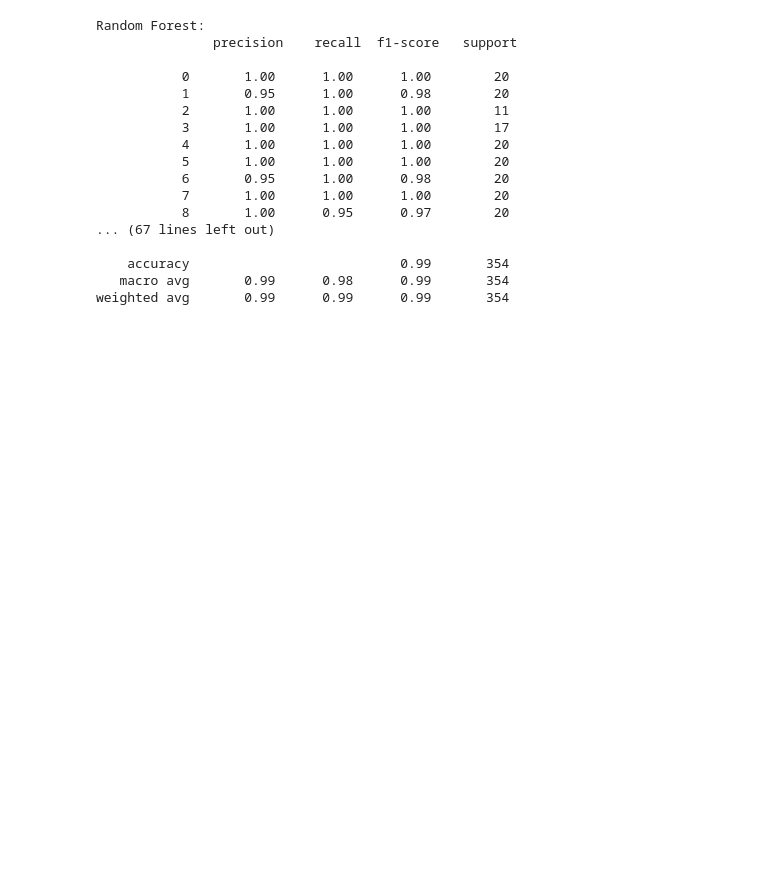
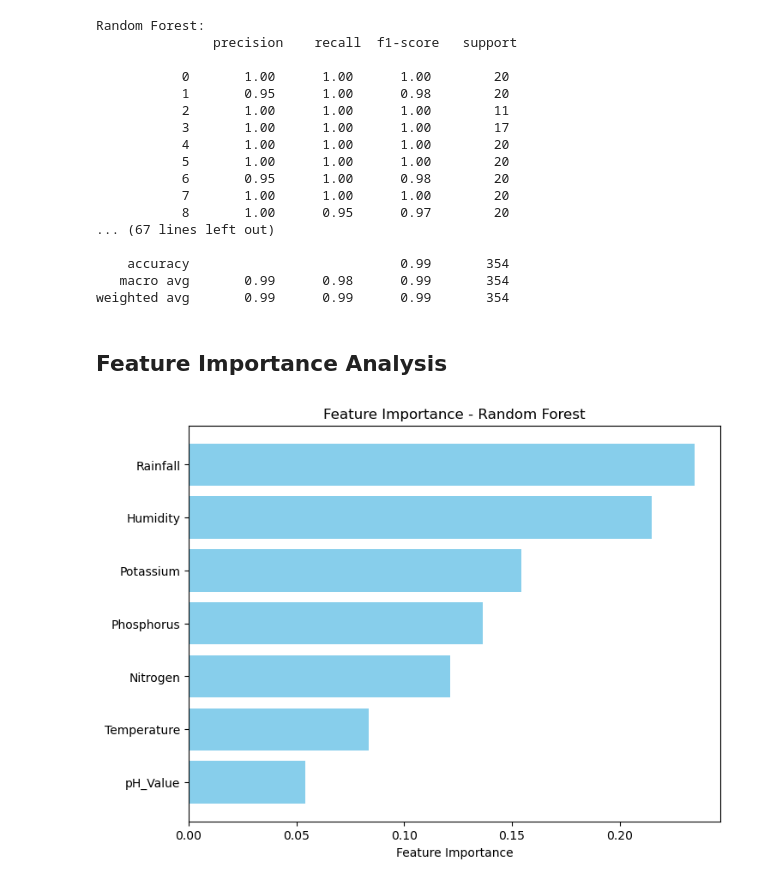
Before and after one commit to Johnnysnipes90/Crop-Recommendation-System, a Jupyter notebook: notebooks/Load and Explore.ipynb, the cells around one changed output. Saved outputs shown, nothing was run; the diff lists cells and outputs as text; code cells hidden in the pictures; blank space fills up the shorter version.

Commit message:
feature importance

```diff
--- a/notebooks/Load and Explore.ipynb
+++ b/notebooks/Load and Explore.ipynb
@@ -386,3 +386,18 @@ Random Forest:
     accuracy                           0.99       354
    macro avg       0.99      0.98      0.99       354
 weighted avg       0.99      0.99      0.99       354
+# %% [markdown]
+## Feature Importance Analysis
+# %%
+# Feature Importance for Random Forest
+rf_model = models["Random Forest"]
+feature_importances_rf = rf_model.feature_importances_
+sorted_idx_rf = np.argsort(feature_importances_rf)
+
+plt.figure(figsize=(8,6))
+plt.barh(X.columns[sorted_idx_rf], feature_importances_rf[sorted_idx_rf], color="skyblue")
+plt.xlabel("Feature Importance")
+plt.title("Feature Importance - Random Forest")
+plt.show()
+# %% [output]
+[figure, added]
```
